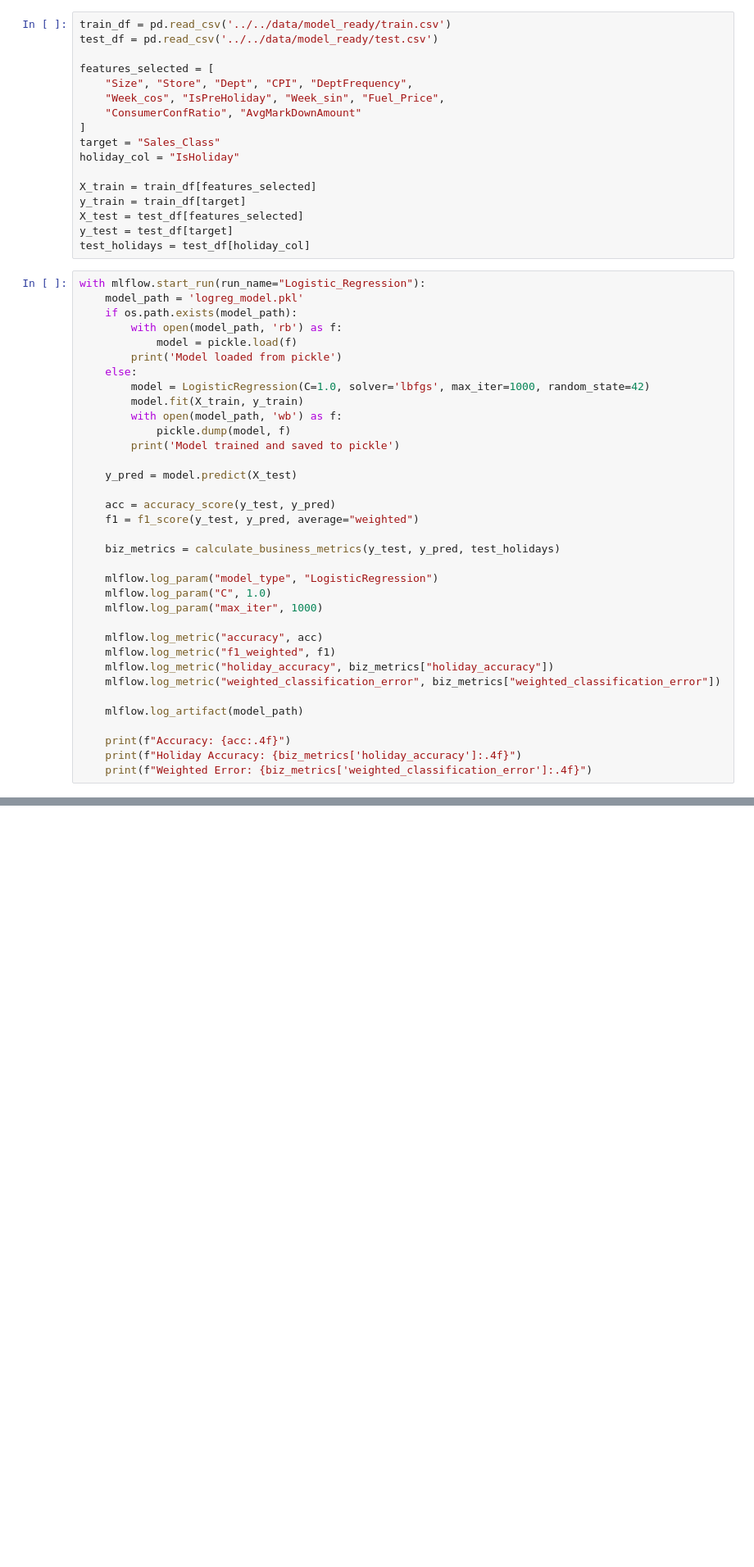
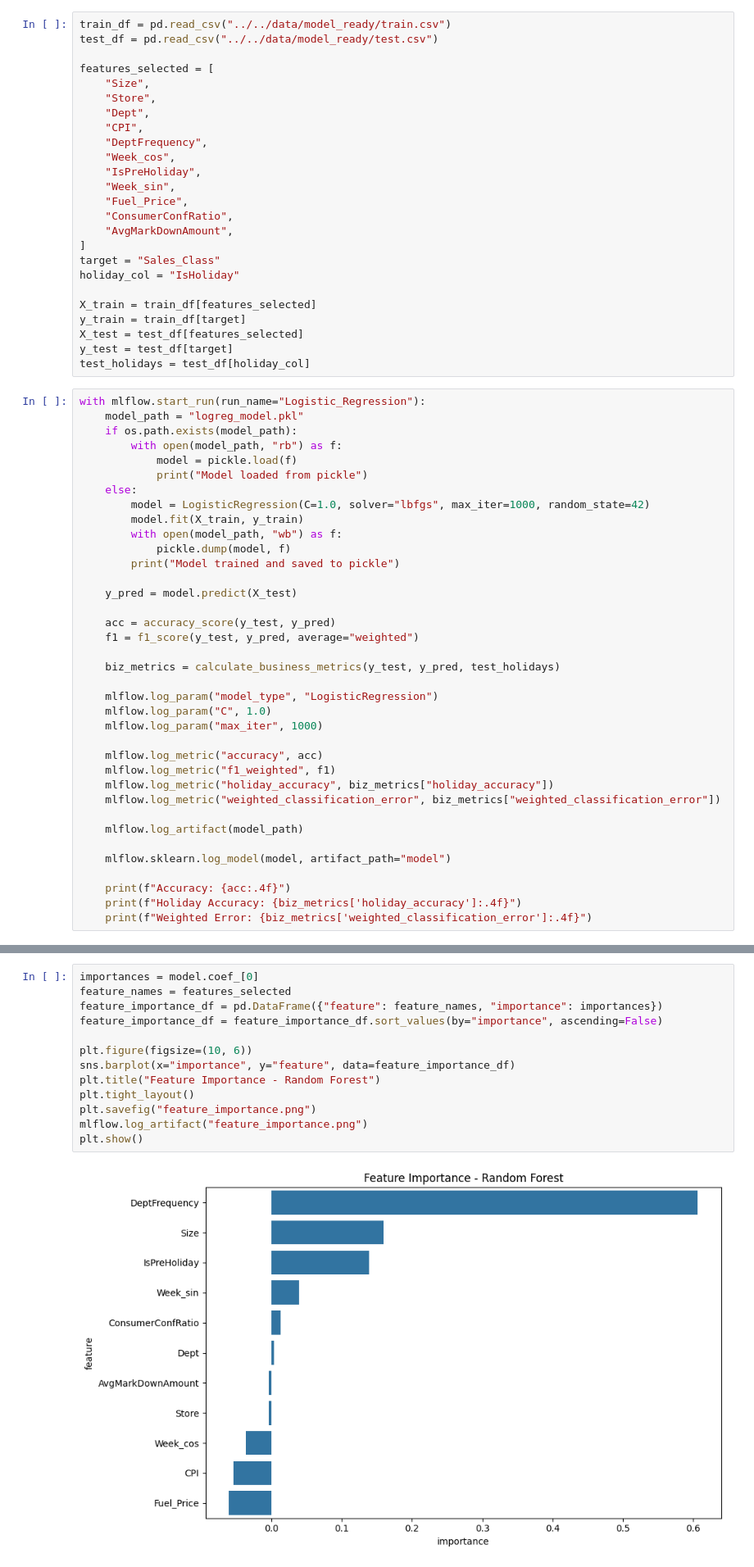
Before and after one commit to leh-tcode/walmart-sales-classification, a Jupyter notebook: src/models/logistic_regression.ipynb, the cells around one changed output, grey strips where cells are left out. Shown at 82% size. Cells and saved outputs as stored; diff of their text form; blank space fills up the shorter version.

```diff
--- a/src/models/logistic_regression.ipynb
+++ b/src/models/logistic_regression.ipynb
@@ -18,13 +20,21 @@ mlflow.set_experiment("Walmart-Sales-Classification")
 # %% [output]
 <Experiment: artifact_location='file:///home/sarah/code/forth_year/data_science/project/walmart-sales-classification/src/models/mlruns/810253398722391848', creation_time=1777489467114, experiment_id=' ...
 # %%
-train_df = pd.read_csv('../../data/model_ready/train.csv')
-test_df = pd.read_csv('../../data/model_ready/test.csv')
+train_df = pd.read_csv("../../data/model_ready/train.csv")
+test_df = pd.read_csv("../../data/model_ready/test.csv")
 
 features_selected = [
-    "Size", "Store", "Dept", "CPI", "DeptFrequency",
-    "Week_cos", "IsPreHoliday", "Week_sin", "Fuel_Price",
-    "ConsumerConfRatio", "AvgMarkDownAmount"
+    "Size",
+    "Store",
+    "Dept",
+    "CPI",
+    "DeptFrequency",
+    "Week_cos",
+    "IsPreHoliday",
+    "Week_sin",
+    "Fuel_Price",
+    "ConsumerConfRatio",
+    "AvgMarkDownAmount",
 ]
 target = "Sales_Class"
 holiday_col = "IsHoliday"
@@ -36,17 +46,17 @@ y_test = test_df[target]
 test_holidays = test_df[holiday_col]
 # %%
 with mlflow.start_run(run_name="Logistic_Regression"):
-    model_path = 'logreg_model.pkl'
+    model_path = "logreg_model.pkl"
     if os.path.exists(model_path):
-        with open(model_path, 'rb') as f:
+        with open(model_path, "rb") as f:
             model = pickle.load(f)
-        print('Model loaded from pickle')
+            print("Model loaded from pickle")
     else:
-        model = LogisticRegression(C=1.0, solver='lbfgs', max_iter=1000, random_state=42)
+        model = LogisticRegression(C=1.0, solver="lbfgs", max_iter=1000, random_state=42)
         model.fit(X_train, y_train)
-        with open(model_path, 'wb') as f:
+        with open(model_path, "wb") as f:
             pickle.dump(model, f)
-        print('Model trained and saved to pickle')
+        print("Model trained and saved to pickle")
 
     y_pred = model.predict(X_test)
 
@@ -66,6 +76,8 @@ with mlflow.start_run(run_name="Logistic_Regression"):
 
     mlflow.log_artifact(model_path)
 
+    mlflow.sklearn.log_model(model, artifact_path="model")
+
     print(f"Accuracy: {acc:.4f}")
     print(f"Holiday Accuracy: {biz_metrics['holiday_accuracy']:.4f}")
     print(f"Weighted Error: {biz_metrics['weighted_classification_error']:.4f}")
@@ -76,0 +90,15 @@ Weighted Error: 0.3321
+# %%
+importances = model.coef_[0]
+feature_names = features_selected
+feature_importance_df = pd.DataFrame({"feature": feature_names, "importance": importances})
+feature_importance_df = feature_importance_df.sort_values(by="importance", ascending=False)
+
+plt.figure(figsize=(10, 6))
+sns.barplot(x="importance", y="feature", data=feature_importance_df)
+plt.title("Feature Importance - Random Forest")
+plt.tight_layout()
+plt.savefig("feature_importance.png")
+mlflow.log_artifact("feature_importance.png")
+plt.show()
+# %% [output]
+[figure, added]
```
Also changed, not shown: parts of 2 cells of this notebook, 5 other files.
